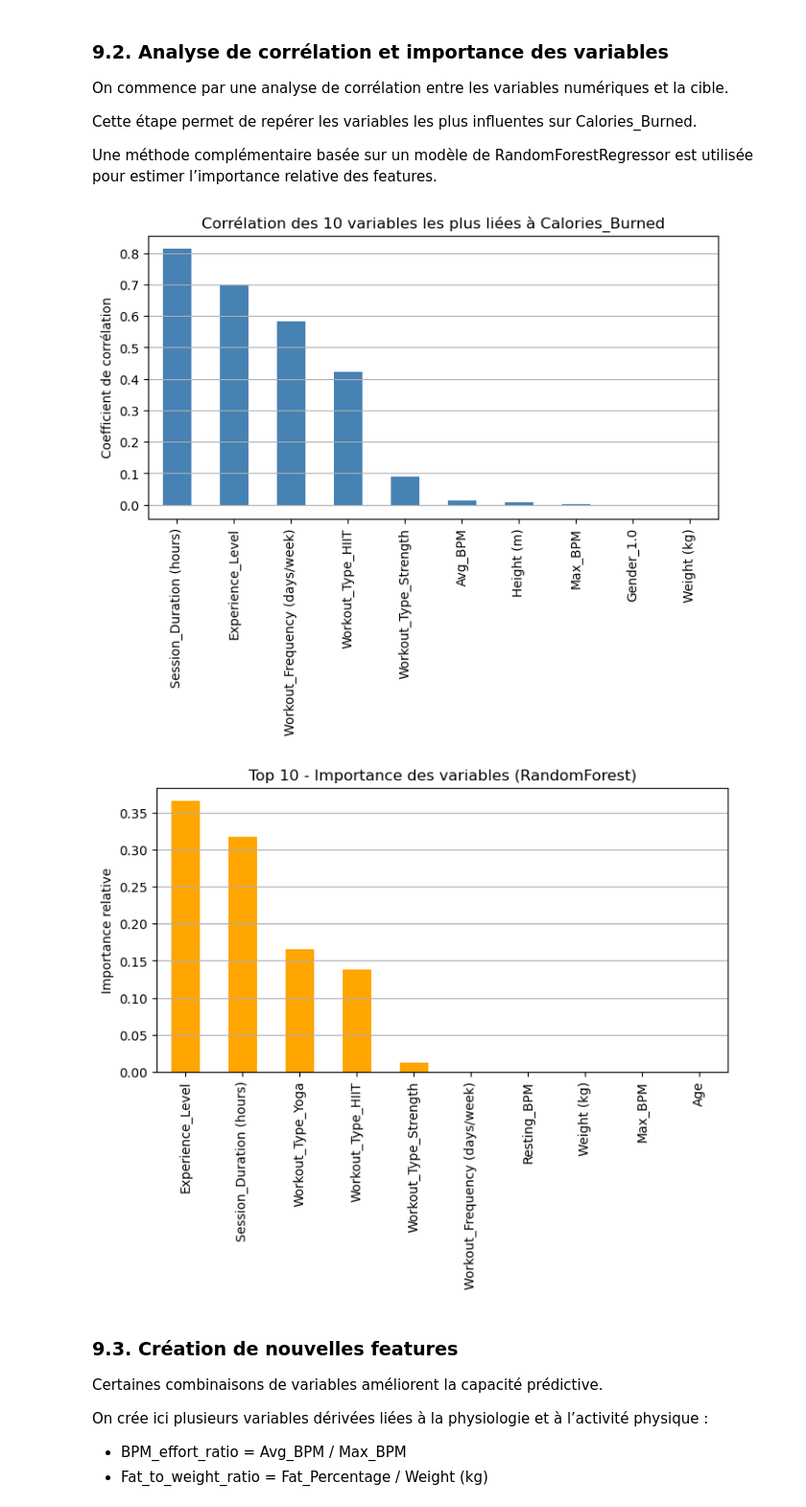
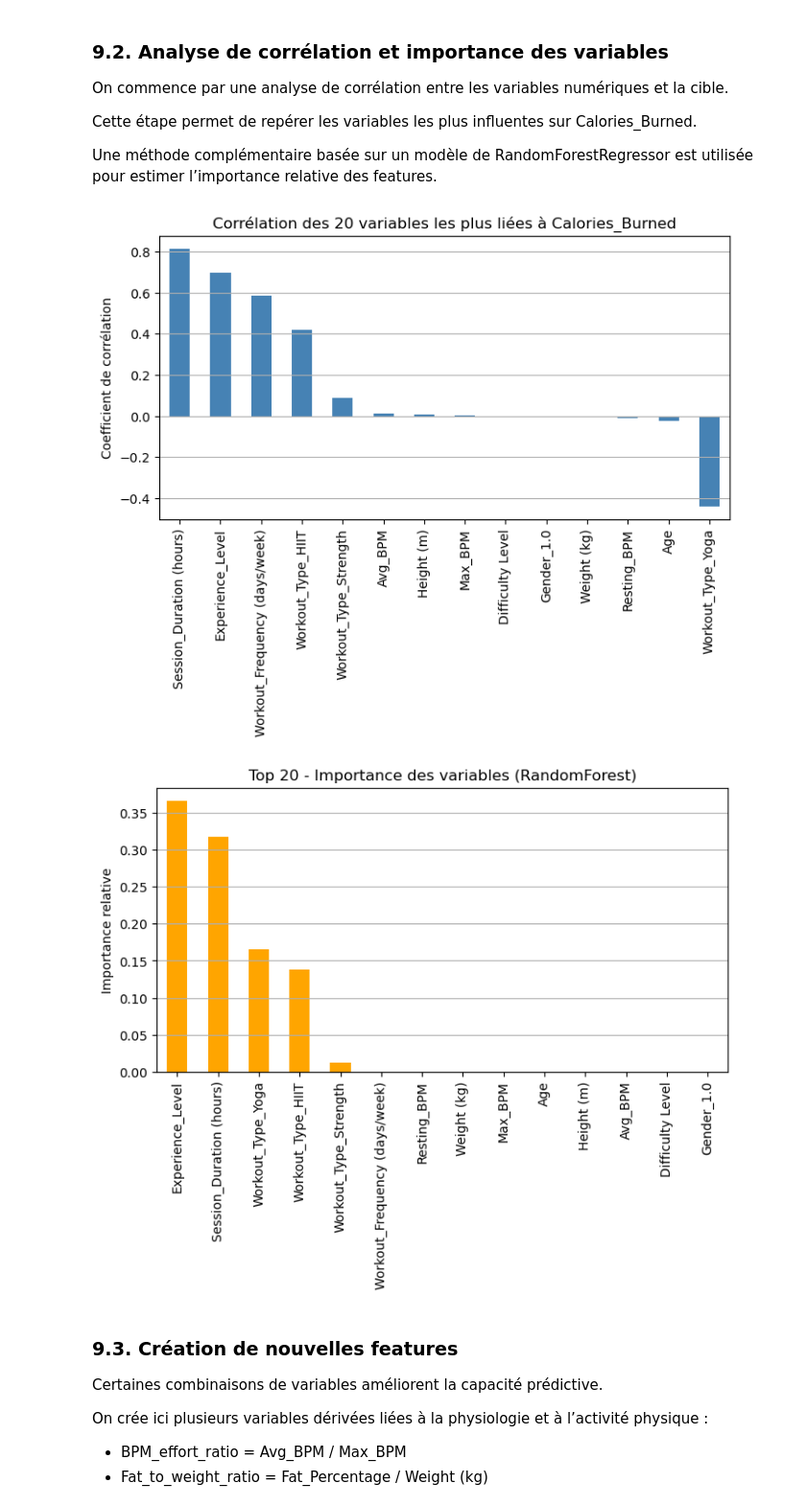
Before and after one commit to happy-developer/train.me, a Jupyter notebook: src/notebooks/preprocessing/life_style_data/preprocessing_life_style_data.ipynb, the cells around one changed output. Shown: that part at 96% size. Drawn from its saved outputs; the diff is of its cells as text; code cells hidden in the pictures.

```diff
--- a/src/notebooks/preprocessing/life_style_data/preprocessing_life_style_data.ipynb
+++ b/src/notebooks/preprocessing/life_style_data/preprocessing_life_style_data.ipynb
@@ -989,31 +1002,31 @@ Une méthode complémentaire basée sur un modèle de RandomForestRegressor est
 # %%
 # Calcul des corrélations (variables continues uniquement)
 corr = X_train.corrwith(y_train).dropna().sort_values(ascending=False)
-top_corr = corr.head(10)
+top_corr = corr.head(20)
 
 plt.figure(figsize=(8,4))
 top_corr.plot(kind="bar", color="steelblue")
-plt.title("Corrélation des 10 variables les plus liées à Calories_Burned")
+plt.title("Corrélation des 20 variables les plus liées à Calories_Burned")
 plt.ylabel("Coefficient de corrélation")
 plt.grid(True, axis='y')
 plt.show()
 
 # Modèle RandomForest pour importance des features
 model_rf = RandomForestRegressor(random_state=42, n_estimators=100)
 model_rf.fit(X_train, y_train)
 
 importances = pd.Series(model_rf.feature_importances_, index=X_train.columns).sort_values(ascending=False)
-top_importances = importances.head(10)
+top_importances = importances.head(20)
 
 plt.figure(figsize=(8,4))
 top_importances.plot(kind="bar", color="orange")
-plt.title("Top 10 - Importance des variables (RandomForest)")
+plt.title("Top 20 - Importance des variables (RandomForest)")
 plt.ylabel("Importance relative")
 plt.grid(True, axis='y')
 plt.show()
 # %% [output]
-[figure, old version]
+[figure, new version]
-[figure, old version]
+[figure, new version]
 # %% [markdown]
 ### 9.3. Création de nouvelles features
 
```
Also changed, not shown: parts of 26 cells of this notebook, 28 other files.
